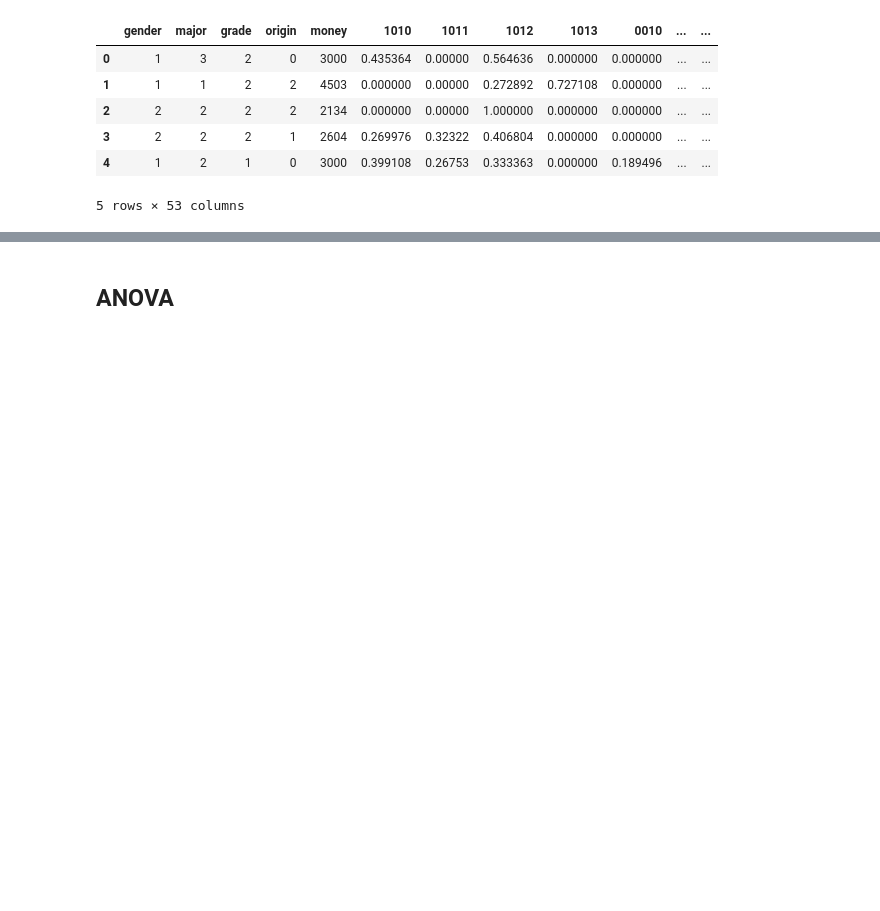
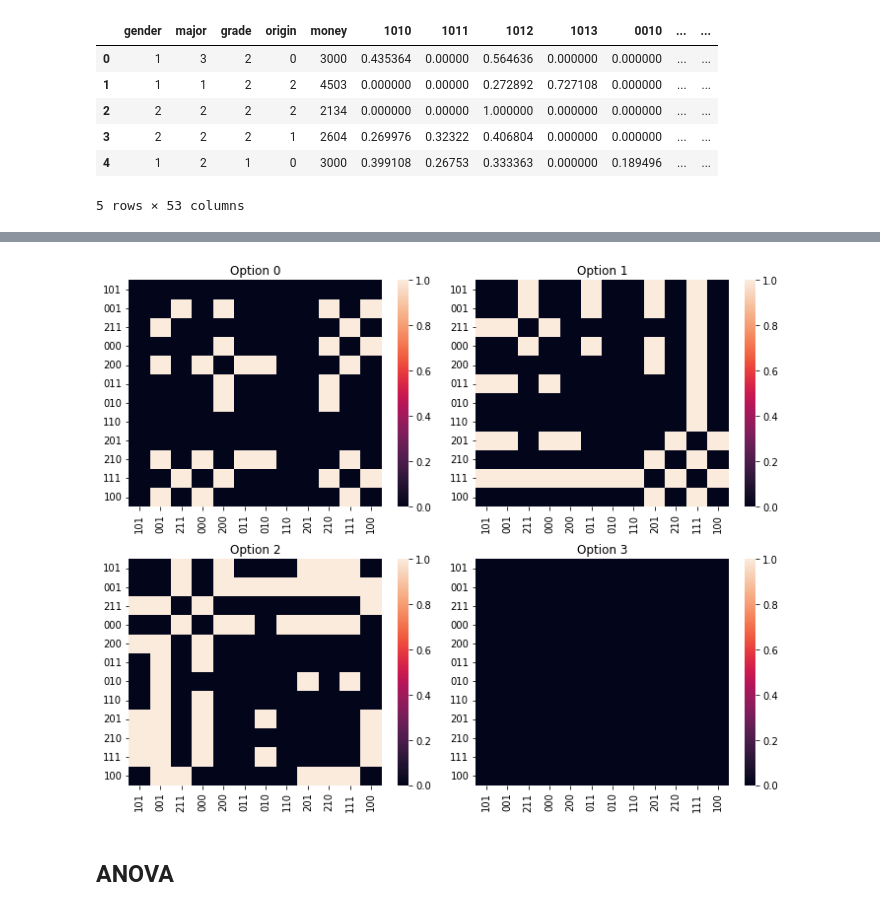
Before and after one commit to Github-1069/Jiaotong-Preference, a Jupyter notebook: Analysis.ipynb, the cells around one changed output, grey strips where cells are left out. Cells and saved outputs as stored; diff of their text form; code cells hidden in the pictures; blank space fills up the shorter version.

```diff
--- a/Analysis.ipynb
+++ b/Analysis.ipynb
@@ -27,0 +92,7 @@ df.head()
+# %%
+# 观察一下每个格子的期望频数，都大于5就可以认为chi^2检验有效
+row_sum, col_sum = chi_df.sum(axis=1), chi_df.sum(axis=0)
+total = chi_df.sum().sum()
+expected = np.outer(row_sum, col_sum) / total
+expected = pd.DataFrame(expected, index=chi_df.index, columns=chi_df.columns)
+expected
@@ -28,2 +115,28 @@ df.head()
+# %%
+# 两两比较
+# Bonferroni correction
+alpha = 0.05 / (12 * 11 / 2)
+# chi2_{alpha}(11)
+crit = chi2.ppf(1 - alpha, 11)
+significance = []
+for i in range(4):
+
+    delta = [abs(mcp_probs.loc[i, j] - mcp_probs.loc[i, k]) for j in situations for k in situations]
+    delta = np.array(delta).reshape(12, -1)
+
+    cv = [mcp_probs.loc[i, j] * (1 - mcp_probs.loc[i, j]) + mcp_probs.loc[i, k] * (1 - mcp_probs.loc[i, k]) for j in situations for k in situations]
+    cv = np.array(cv).reshape(12, -1)
+    cv = np.sqrt(cv * crit / len(df))
+    significance_to_append = pd.DataFrame(delta > cv, index=situations, columns=situations)
+    significance.append(significance_to_append)
+
+plt.figure(figsize=(10, 8))
+for i, matrix in enumerate(significance):
+    plt.subplot(2, 2, i + 1)
+    sns.heatmap(matrix, vmin=0, vmax=1)
+    plt.title(f'Option {i}')
+plt.tight_layout()
+# %% [output]
+[figure, added]
 # %% [markdown]
 ## ANOVA
```
Also changed, not shown: parts of 25 cells of this notebook.
